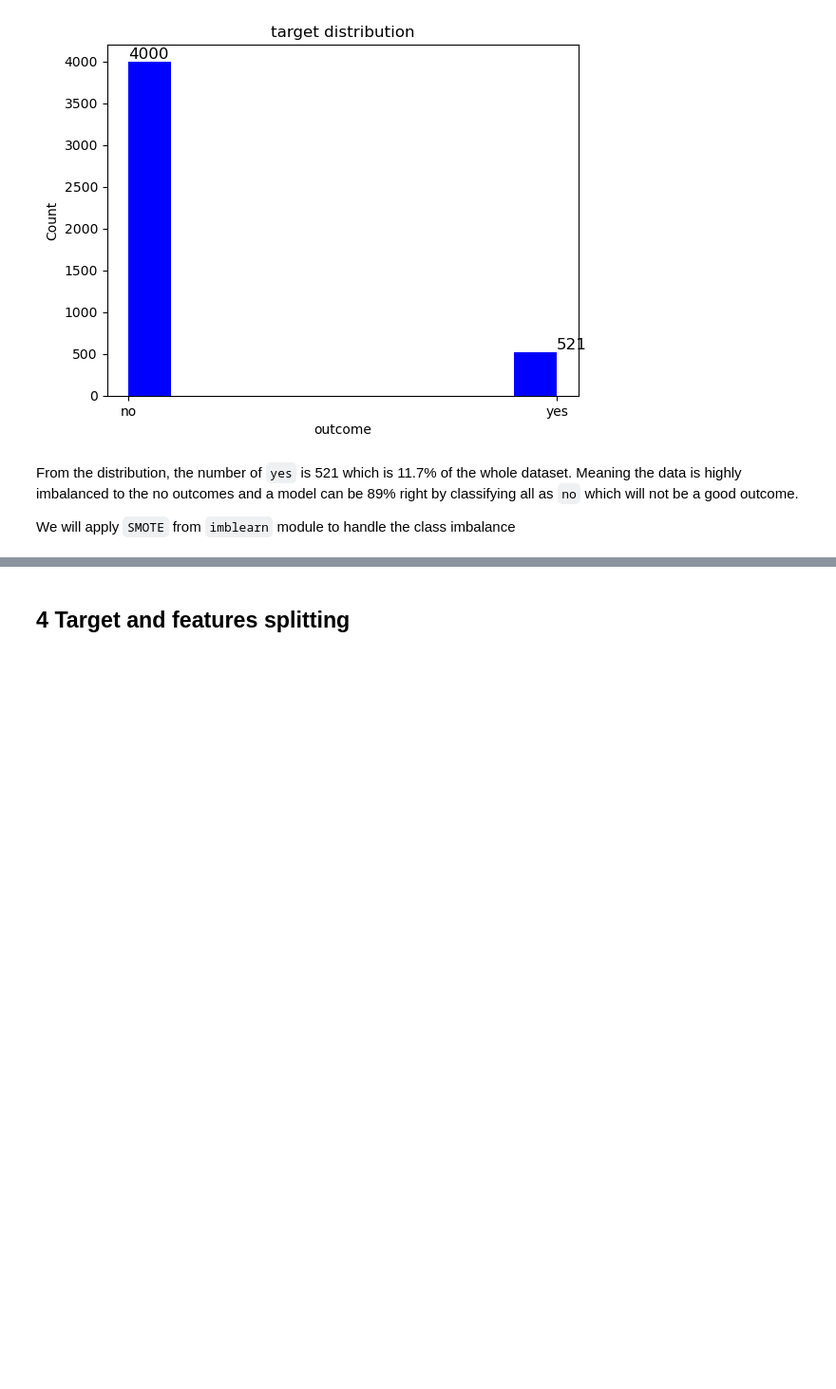
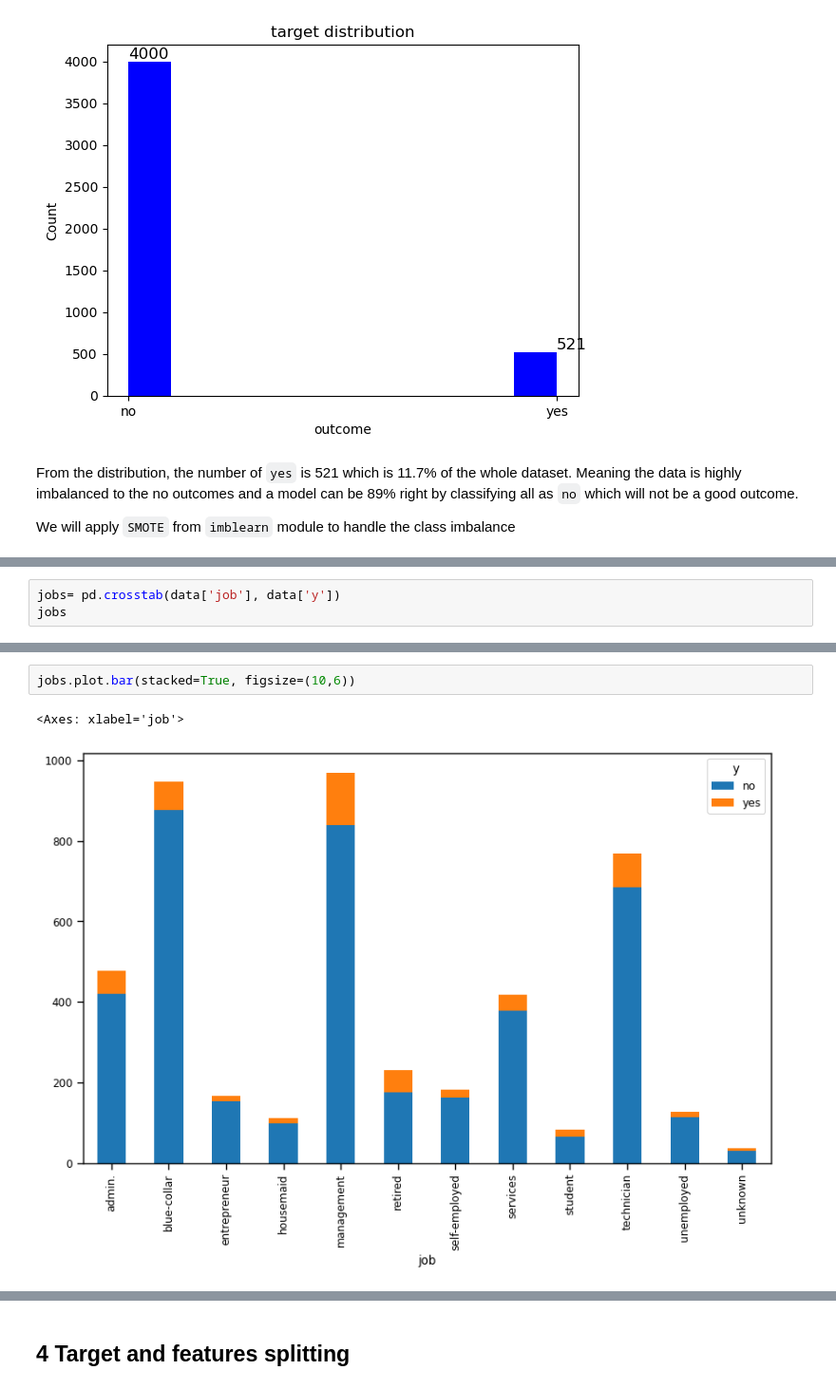
Before and after one commit to floyedmuchiri/Customer-Subscription-to-Bank-Term-Deposits, a Jupyter notebook: index.ipynb, the cells around one changed output, grey strips where cells are left out. Shown: that part at 95% size. Saved outputs shown, nothing was run; the diff lists cells and outputs as text; blank space fills up the shorter version.

```diff
--- a/index.ipynb
+++ b/index.ipynb
@@ -85,0 +130,3 @@ We will apply `SMOTE` from `imblearn` module to handle the class imbalance
+# %%
+jobs= pd.crosstab(data['job'], data['y'])
+jobs
@@ -85,0 +148,5 @@ We will apply `SMOTE` from `imblearn` module to handle the class imbalance
+# %%
+jobs.plot.bar(stacked=True, figsize=(10,6))
+# %% [output]
+<Axes: xlabel='job'>
+[figure, added]
```
Also changed, not shown: parts of 11 cells of this notebook.
